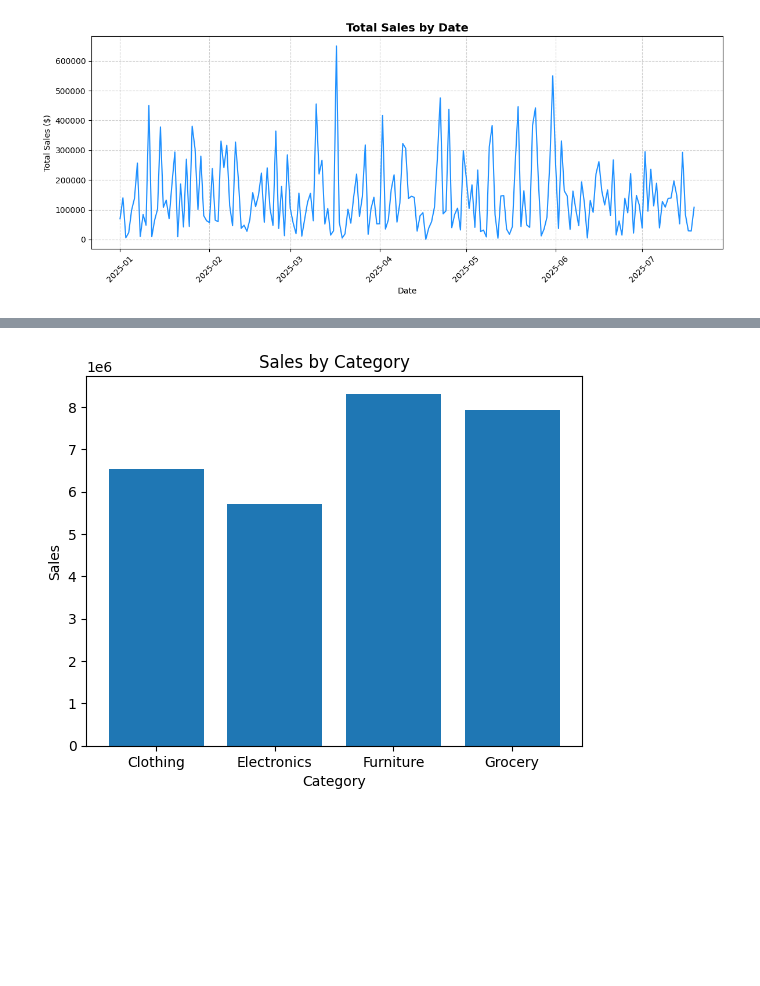
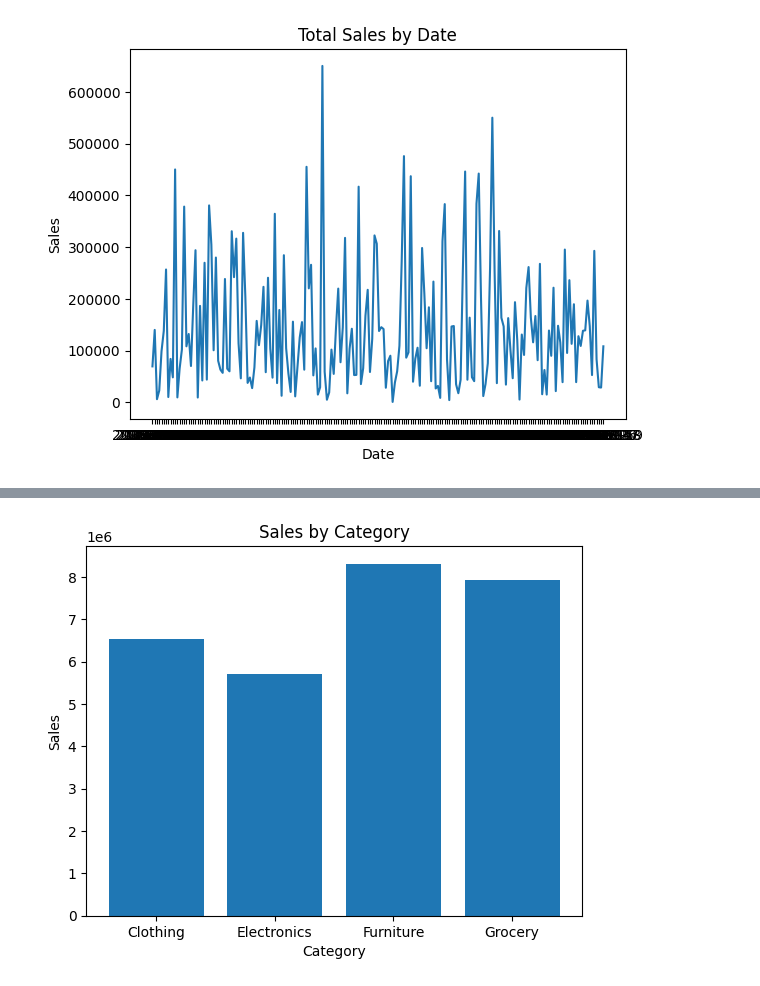
Before and after one commit to mayurrishii/DE_rep, a Jupyter notebook: ecom.ipynb, the cells around one changed output, grey strips where cells are left out. Cells and saved outputs as stored; diff of their text form; code cells hidden in the pictures; blank space fills up the shorter version.

```diff
--- a/ecom.ipynb
+++ b/ecom.ipynb
@@ -37,17 +37,12 @@ None
 | 3 | 1004 | 2025-01-04 | Hyderabad | Furniture | Chair | 4 | 5737 | 0 | 22948.00 | 16485.86 | ... |
 | 4 | 1005 | 2025-01-05 | Bengaluru | Furniture | Bed | 6 | 20556 | 20 | 98668.80 | 78019.85 | ... |
 # %%
-sales_by_date = df.groupby("Order_Date")["Sales"].sum()
-
-plt.figure(figsize=(12, 5))
-plt.plot(sales_by_date.index, sales_by_date.values, color="dodgerblue", linewidth=1.5)
-plt.title("Total Sales by Date", fontsize=14, fontweight="bold")
+sales_date = df.groupby("Order_Date")["Sales"].sum()
+plt.plot(sales_date.index.astype(str), sales_date.values)
+plt.title("Total Sales by Date")
 plt.xlabel("Date")
-plt.ylabel("Total Sales ($)")
-plt.xticks(rotation=45)
-plt.grid(True, linestyle="--", alpha=0.6)
-plt.tight_layout()
+plt.ylabel("Sales")
 plt.show()
 # %% [output]
-[figure, old version]
+[figure, new version]
 # %%
```
Also changed, not shown: parts of 2 cells of this notebook, 8 other files.
